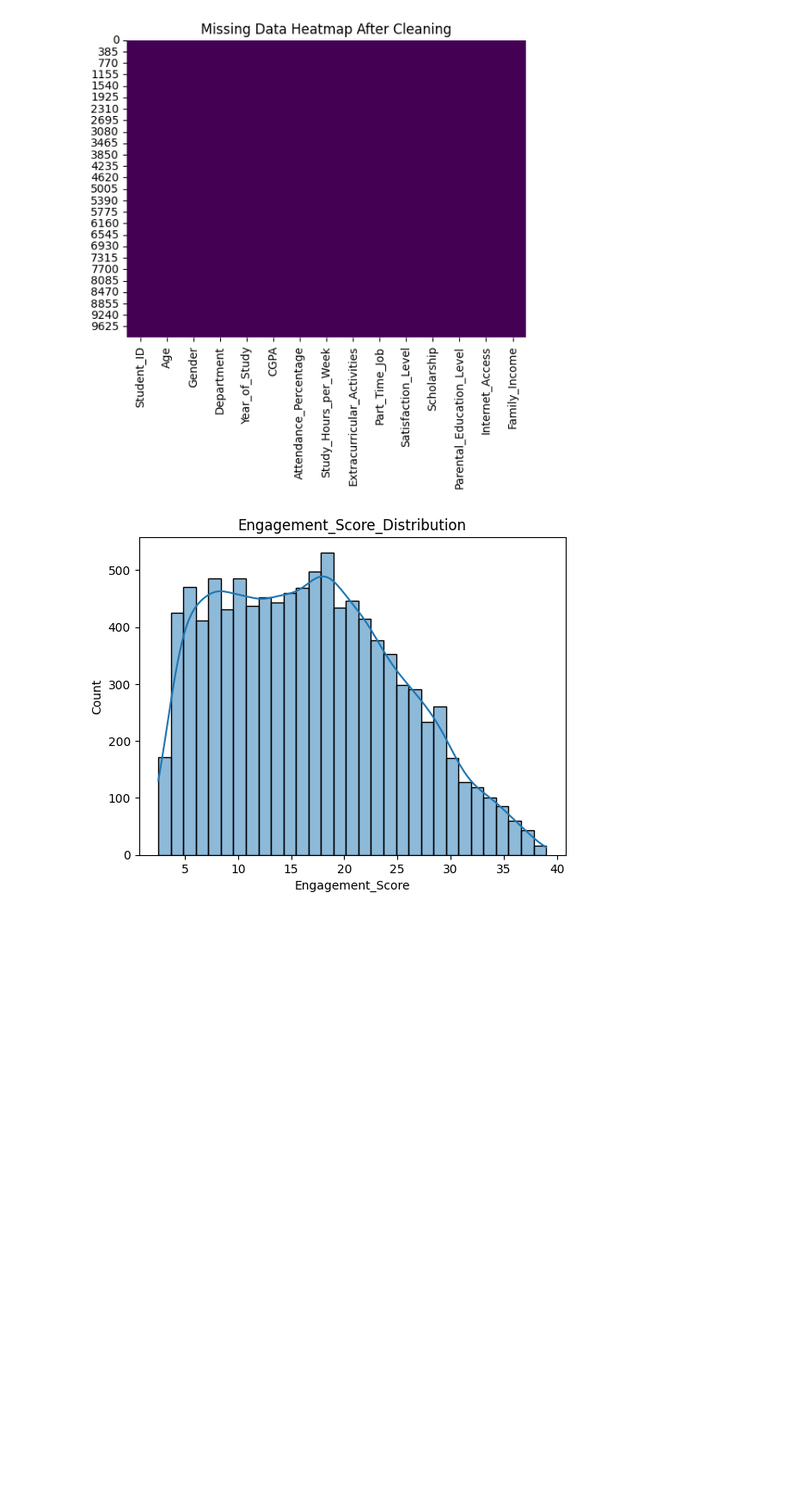
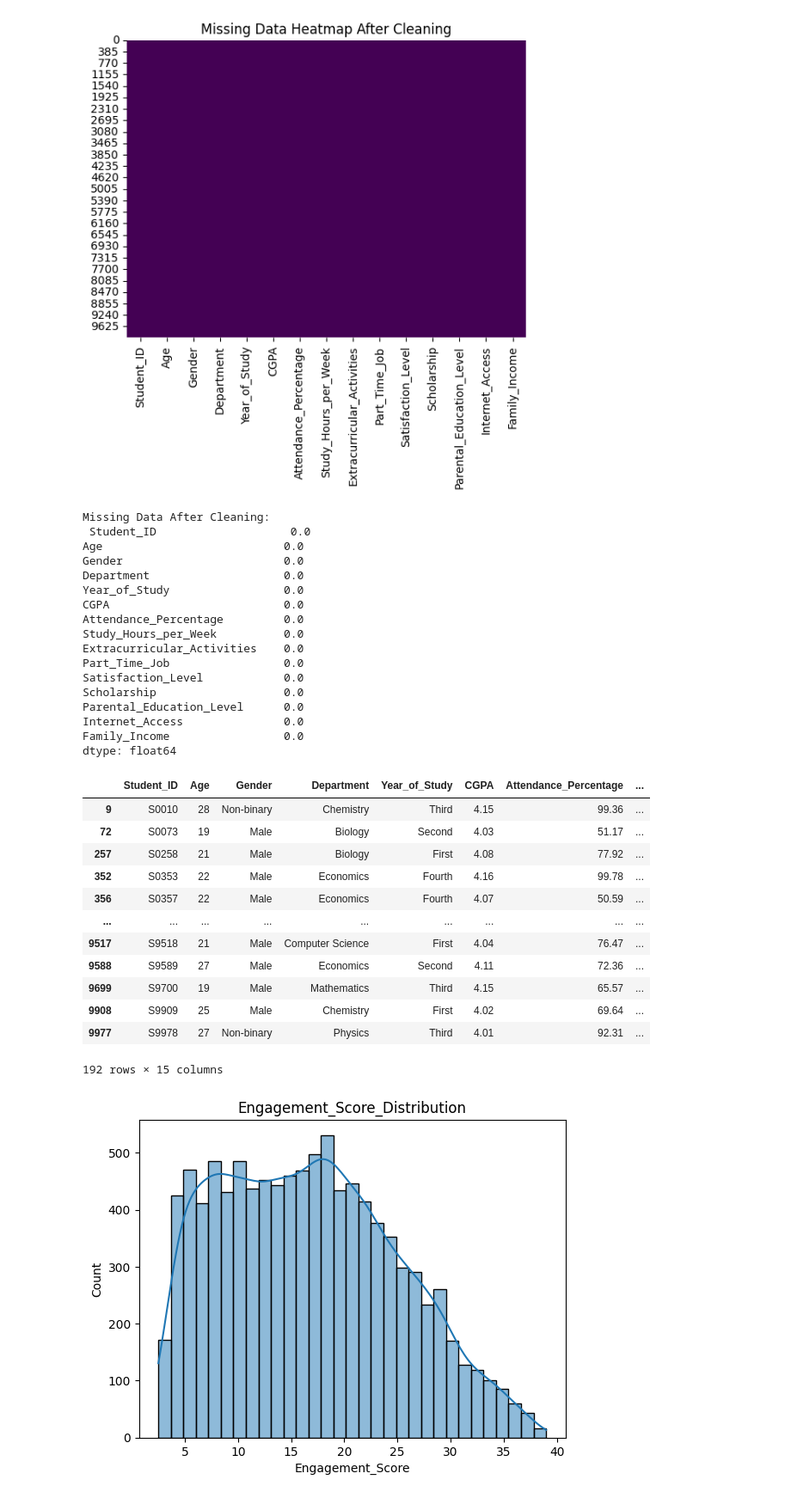
Before and after one commit to Dipto1971/Statistical-Analysis-Data-Science, a Jupyter notebook: Assignment/Assignment_01.ipynb, the cells around one changed output. Shown at 86% size. Saved outputs shown, nothing was run; the diff lists cells and outputs as text; code cells hidden in the pictures; blank space fills up the shorter version.

```diff
--- a/Assignment/Assignment_01.ipynb
+++ b/Assignment/Assignment_01.ipynb
@@ -114,6 +81,49 @@ plt.title('Missing Data Heatmap After Cleaning')
 plt.show()
 # %% [output]
 [figure]
+# %%
+# Check for missing data after cleaning
+missing_data_after = df.isnull().sum()
+missing_percentage_after = (missing_data_after / len(df)) * 100
+print("Missing Data After Cleaning:\n", missing_percentage_after)
+
+# Show CGPA counts according to range
+df['CGPA'].value_counts(bins=5).sort_index()
+
+# There's CGPA values above 4
+# CGPA's above 4
+df[df['CGPA'] > 4]
+# %% [output]
+Missing Data After Cleaning:
+ Student_ID                    0.0
+Age                           0.0
+Gender                        0.0
+Department                    0.0
+Year_of_Study                 0.0
+CGPA                          0.0
+Attendance_Percentage         0.0
+Study_Hours_per_Week          0.0
+Extracurricular_Activities    0.0
+Part_Time_Job                 0.0
+Satisfaction_Level            0.0
+Scholarship                   0.0
+Parental_Education_Level      0.0
+Internet_Access               0.0
+Family_Income                 0.0
+dtype: float64
+|  | Student_ID | Age | Gender | Department | Year_of_Study | CGPA | Attendance_Percentage | ... |
+| 9 | S0010 | 28 | Non-binary | Chemistry | Third | 4.15 | 99.36 | ... |
+| 72 | S0073 | 19 | Male | Biology | Second | 4.03 | 51.17 | ... |
+| 257 | S0258 | 21 | Male | Biology | First | 4.08 | 77.92 | ... |
+| 352 | S0353 | 22 | Male | Economics | Fourth | 4.16 | 99.78 | ... |
+| 356 | S0357 | 22 | Male | Economics | Fourth | 4.07 | 50.59 | ... |
+| ... | ... | ... | ... | ... | ... | ... | ... | ... |
+| 9517 | S9518 | 21 | Male | Computer Science | First | 4.04 | 76.47 | ... |
+| 9588 | S9589 | 27 | Male | Economics | Second | 4.11 | 72.36 | ... |
+| 9699 | S9700 | 19 | Male | Mathematics | Third | 4.15 | 65.57 | ... |
+| 9908 | S9909 | 25 | Male | Chemistry | First | 4.02 | 69.64 | ... |
+| 9977 | S9978 | 27 | Non-binary | Physics | Third | 4.01 | 92.31 | ... |
+192 rows × 15 columns
 # %%
 # Create Engagement Score
 df['Engagement_Score'] = df['Study_Hours_per_Week'] * df['Attendance_Percentage'] / 100
```
Also changed, not shown: parts of 8 cells of this notebook.
